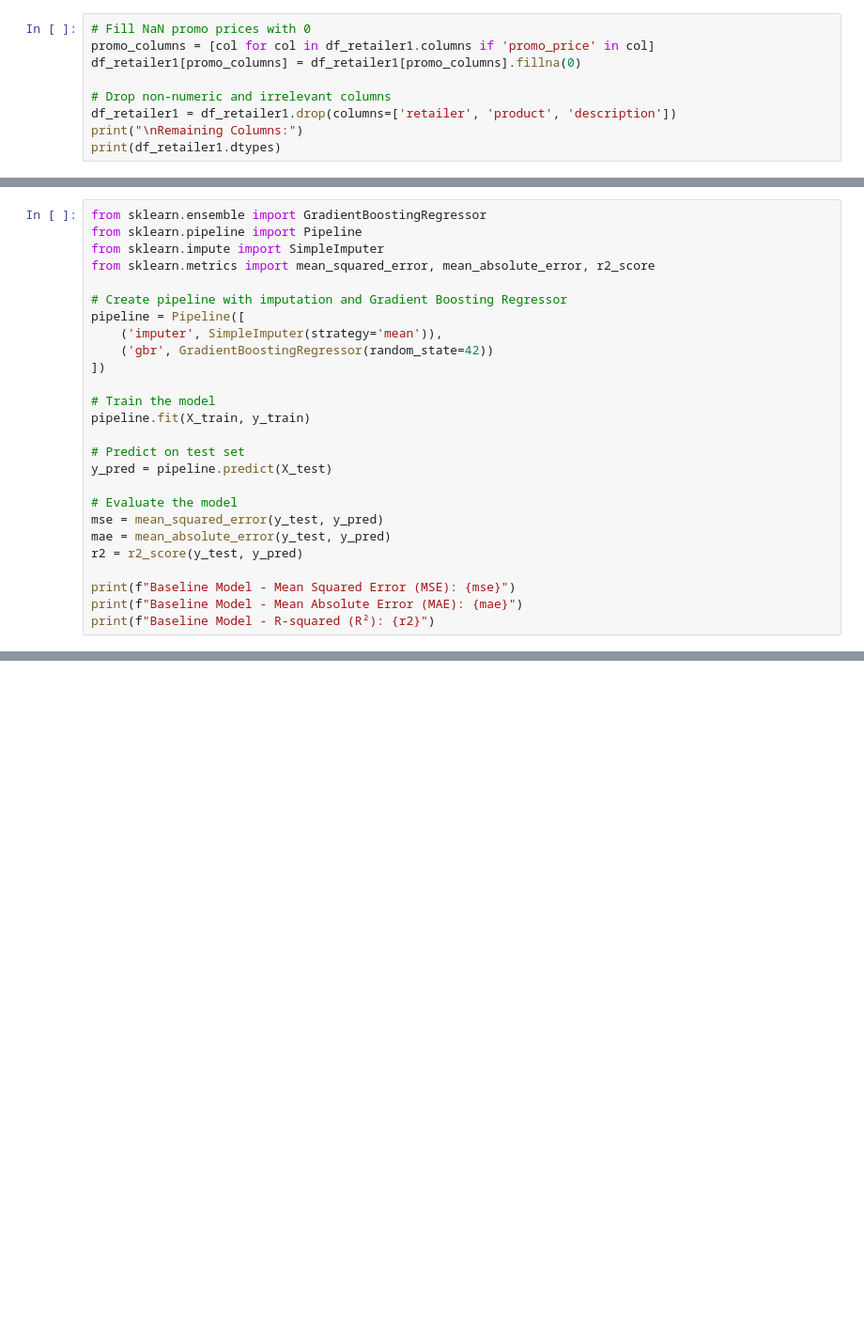
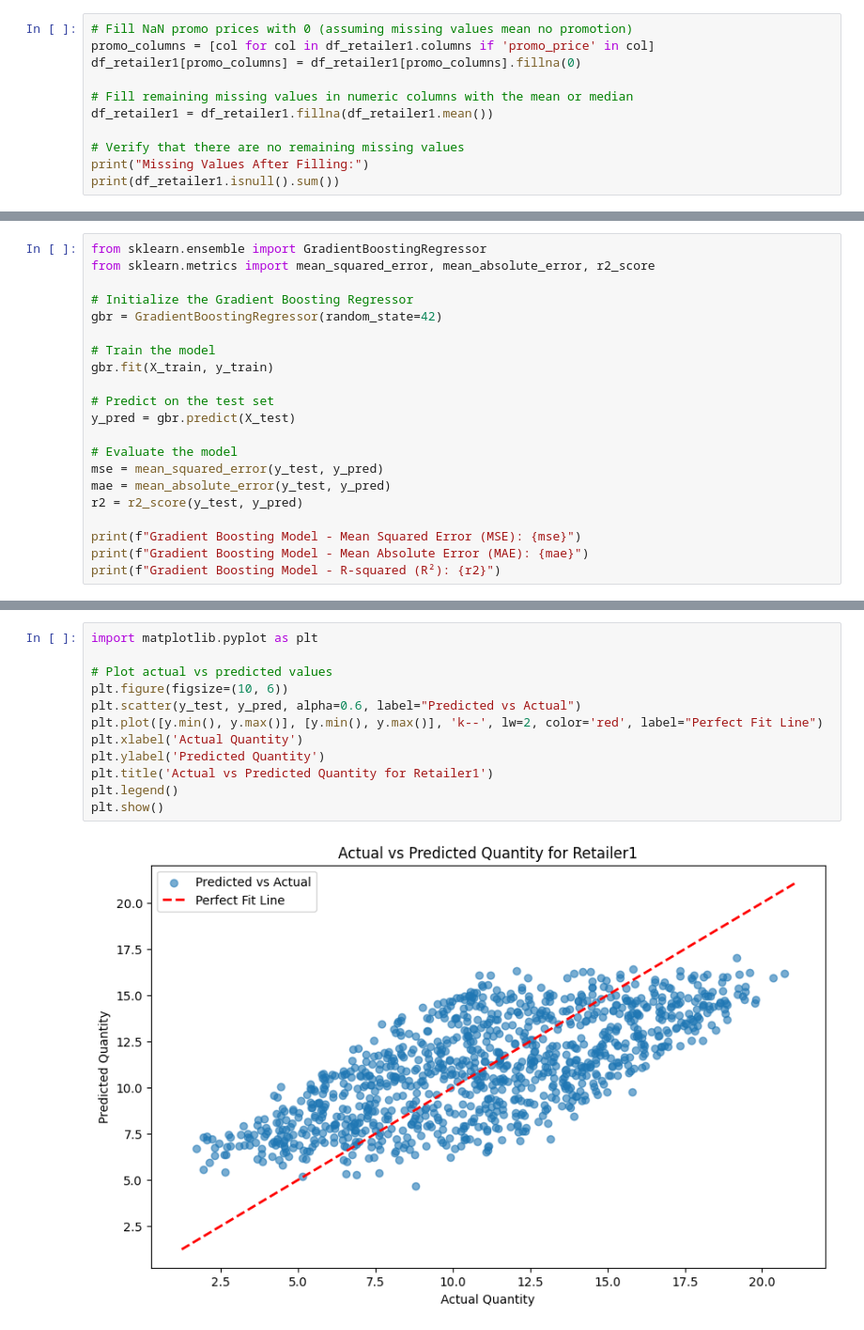
Before and after one commit to cianolan1/Ferrero_Tech_Assesment, a Jupyter notebook: notebooks/pooled_model/3_pooled_model_retailer1.ipynb, the cells around one changed output, grey strips where cells are left out. Shown at 94% size. Drawn from its saved outputs; the diff is of its cells as text; blank space fills up the shorter version.

```diff
--- a/notebooks/pooled_model/3_pooled_model_retailer1.ipynb
+++ b/notebooks/pooled_model/3_pooled_model_retailer1.ipynb
@@ -33,10 +55,12 @@ dtype: object
 # %%
-# Fill NaN promo prices with 0
+# Fill NaN promo prices with 0 (assuming missing values mean no promotion)
 promo_columns = [col for col in df_retailer1.columns if 'promo_price' in col]
 df_retailer1[promo_columns] = df_retailer1[promo_columns].fillna(0)
 
-# Drop non-numeric and irrelevant columns
-df_retailer1 = df_retailer1.drop(columns=['retailer', 'product', 'description'])
-print("\nRemaining Columns:")
-print(df_retailer1.dtypes)
+# Fill remaining missing values in numeric columns with the mean or median
+df_retailer1 = df_retailer1.fillna(df_retailer1.mean())
+
+# Verify that there are no remaining missing values
+print("Missing Values After Filling:")
+print(df_retailer1.isnull().sum())
 # %% [output]
@@ -81,27 +145,22 @@ X_train, X_test, y_train, y_test = train_test_split(X, y, test_size=0.2, random_
 # %%
 from sklearn.ensemble import GradientBoostingRegressor
-from sklearn.pipeline import Pipeline
-from sklearn.impute import SimpleImputer
 from sklearn.metrics import mean_squared_error, mean_absolute_error, r2_score
 
-# Create pipeline with imputation and Gradient Boosting Regressor
-pipeline = Pipeline([
-    ('imputer', SimpleImputer(strategy='mean')),
-    ('gbr', GradientBoostingRegressor(random_state=42))
-])
+# Initialize the Gradient Boosting Regressor
+gbr = GradientBoostingRegressor(random_state=42)
 
 # Train the model
-pipeline.fit(X_train, y_train)
+gbr.fit(X_train, y_train)
 
-# Predict on test set
-y_pred = pipeline.predict(X_test)
+# Predict on the test set
+y_pred = gbr.predict(X_test)
 
 # Evaluate the model
 mse = mean_squared_error(y_test, y_pred)
 mae = mean_absolute_error(y_test, y_pred)
 r2 = r2_score(y_test, y_pred)
 
-print(f"Baseline Model - Mean Squared Error (MSE): {mse}")
-print(f"Baseline Model - Mean Absolute Error (MAE): {mae}")
-print(f"Baseline Model - R-squared (R²): {r2}")
+print(f"Gradient Boosting Model - Mean Squared Error (MSE): {mse}")
+print(f"Gradient Boosting Model - Mean Absolute Error (MAE): {mae}")
+print(f"Gradient Boosting Model - R-squared (R²): {r2}")
 # %% [output]
@@ -109,0 +170,14 @@ could not convert string to float: 'DarkDream'
+# %%
+import matplotlib.pyplot as plt
+
+# Plot actual vs predicted values
+plt.figure(figsize=(10, 6))
+plt.scatter(y_test, y_pred, alpha=0.6, label="Predicted vs Actual")
+plt.plot([y.min(), y.max()], [y.min(), y.max()], 'k--', lw=2, color='red', label="Perfect Fit Line")
+plt.xlabel('Actual Quantity')
+plt.ylabel('Predicted Quantity')
+plt.title('Actual vs Predicted Quantity for Retailer1')
+plt.legend()
+plt.show()
+# %% [output]
+[figure, added]
```
Also changed, not shown: parts of 23 cells of this notebook, 4 other files.
